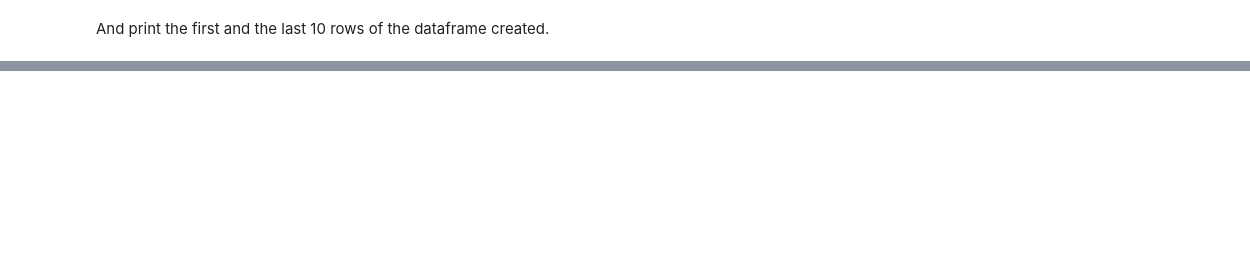
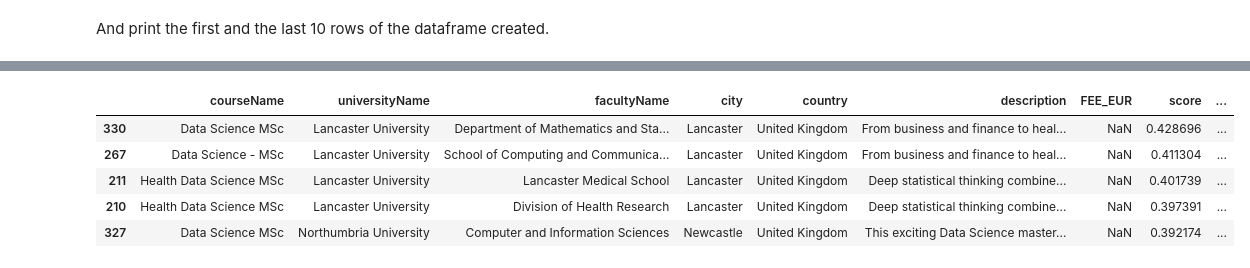
Before and after one commit to saifali03/Master-s-Degrees-from-all-over-, a Jupyter notebook: main.ipynb, the cells around one changed output, grey strips where cells are left out. Drawn from its saved outputs; the diff is of its cells as text; code cells hidden in the pictures; blank space fills up the shorter version.

```diff
--- a/main.ipynb
+++ b/main.ipynb
@@ -294,0 +599,3 @@ df.tail(10)
+# %%
+addresses1= sorted_df.iloc[:,-1:]
+addresses1.head(10)
@@ -294,0 +614,3 @@ df.tail(10)
+# %%
+addresses1['long'] = ""
+addresses1['lat'] = ""
@@ -294,0 +628,5 @@ df.tail(10)
+# %%
+for x in range(len(addresses1)):
+    geocode_result = gmaps.geocode(addresses1['full_address'][x])
+    addresses1['lat'][x] = geocode_result[0]['geometry']['location'] ['lat']
+    addresses1['long'][x] = geocode_result[0]['geometry']['location']['lng']
@@ -294,0 +667,4 @@ df.tail(10)
+# %%
+addresses1['lat'] += np.random.normal(-0.005, 0.005, len(addresses1))
+addresses1['long'] += np.random.normal(-0.005, 0.005, len(addresses1))
+addresses1
@@ -294,0 +685,12 @@ df.tail(10)
+# %%
+# Lets join the results with original file
+sorted_df['Lat']=addresses1['lat']
+sorted_df['Lon']= addresses1['long']
+sorted_df.head()
+# %% [output]
+|  | courseName | universityName | facultyName | city | country | description | FEE_EUR | score | ... |
+| 330 | Data Science MSc | Lancaster University | Department of Mathematics and Sta... | Lancaster | United Kingdom | From business and finance to heal... | NaN | 0.428696 | ... |
+| 267 | Data Science - MSc | Lancaster University | School of Computing and Communica... | Lancaster | United Kingdom | From business and finance to heal... | NaN | 0.411304 | ... |
+| 211 | Health Data Science MSc | Lancaster University | Lancaster Medical School | Lancaster | United Kingdom | Deep statistical thinking combine... | NaN | 0.401739 | ... |
+| 210 | Health Data Science MSc | Lancaster University | Division of Health Research | Lancaster | United Kingdom | Deep statistical thinking combine... | NaN | 0.397391 | ... |
+| 327 | Data Science MSc | Northumbria University | Computer and Information Sciences | Newcastle | United Kingdom | This exciting Data Science master... | NaN | 0.392174 | ... |
```
Also changed, not shown: parts of 101 cells of this notebook, 9 other files.
